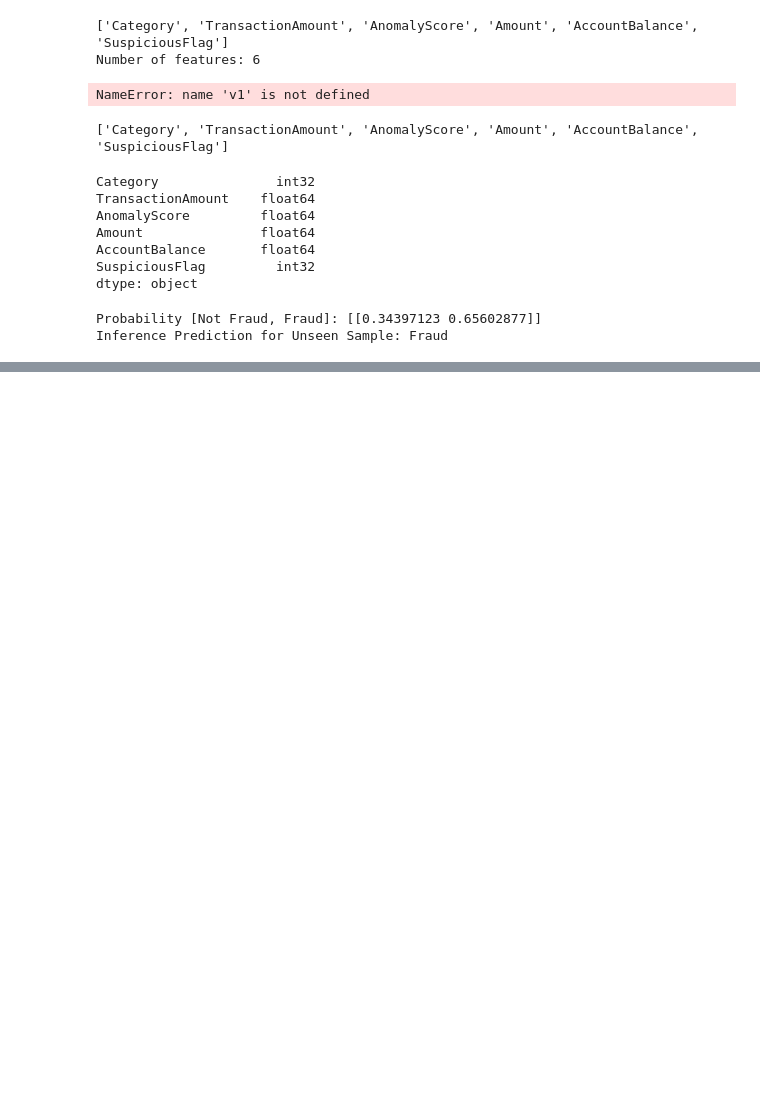
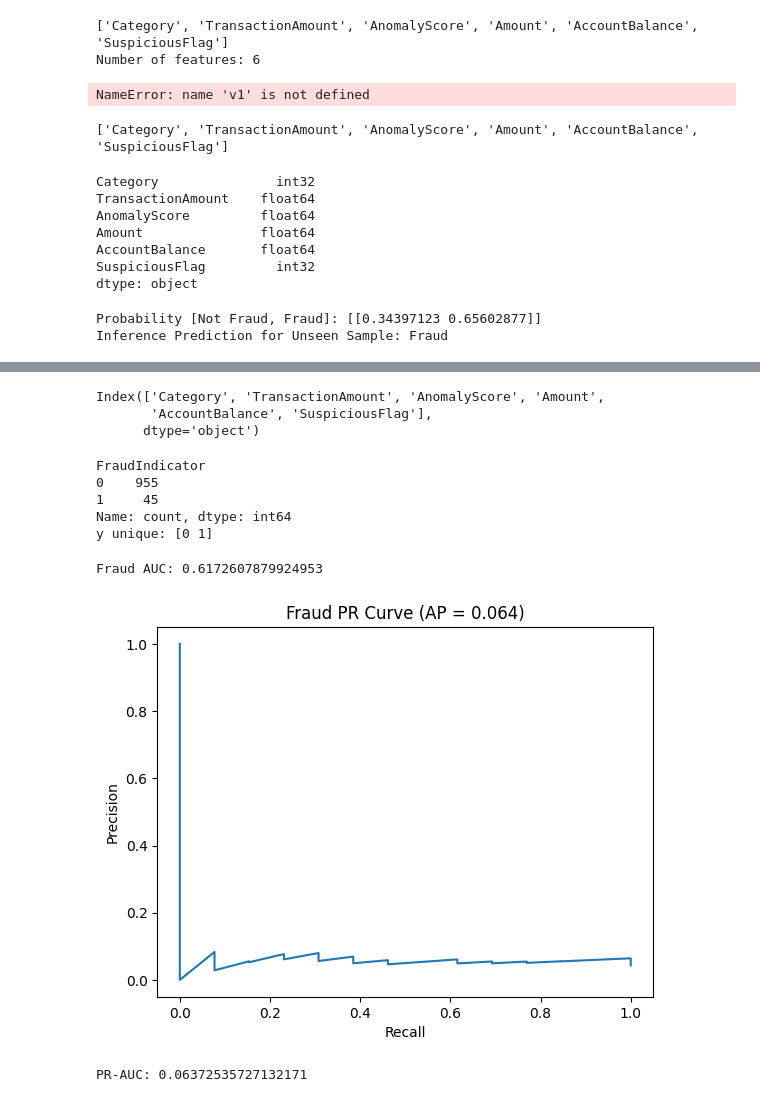
Before and after one commit to EpistleOlatunji1/fraud-detection-m, a Jupyter notebook: FRAUD ANALYSIS CODES.ipynb, the cells around one changed output, grey strips where cells are left out. Drawn from its saved outputs; the diff is of its cells as text; code cells hidden in the pictures; blank space fills up the shorter version.

```diff
--- a/FRAUD ANALYSIS CODES.ipynb
+++ b/FRAUD ANALYSIS CODES.ipynb
@@ -794,0 +1055,54 @@ Inference Prediction for Unseen Sample: Fraud
+# %%
+print(X.columns)
+# %% [output]
+Index(['Category', 'TransactionAmount', 'AnomalyScore', 'Amount',
+       'AccountBalance', 'SuspiciousFlag'],
+      dtype='object')
+# %%
+import pandas as pd
+print(pd.Series(y).value_counts())
+print("y unique:", pd.Series(y).unique())
+# %% [output]
+FraudIndicator
+0    955
+1     45
+Name: count, dtype: int64
+y unique: [0 1]
+# %%
+from imblearn.pipeline import Pipeline as ImbPipeline
+from imblearn.over_sampling import SMOTE
+from imblearn.ensemble import BalancedRandomForestClassifier
+from sklearn.metrics import roc_auc_score
+
+fraud_pipe = ImbPipeline(steps=[
+    ("preprocess", preprocess),
+    ("smote", SMOTE(random_state=42)),
+    ("model", BalancedRandomForestClassifier(
+        n_estimators=800,
+        max_depth=6,
+        min_samples_leaf=5,
+        random_state=42
+    ))
+])
+
+fraud_pipe.fit(X_train, y_train)
+
+y_prob = fraud_pipe.predict_proba(X_test)[:,1]
+print("Fraud AUC:", roc_auc_score(y_test, y_prob))
+# %% [output]
+Fraud AUC: 0.6172607879924953
+# %%
+from sklearn.metrics import precision_recall_curve, average_precision_score
+
+precision, recall, _ = precision_recall_curve(y_test, y_prob)
+ap = average_precision_score(y_test, y_prob)
+
+plt.plot(recall, precision)
+plt.xlabel("Recall")
+plt.ylabel("Precision")
+plt.title(f"Fraud PR Curve (AP = {ap:.3f})")
+plt.show()
+print("PR-AUC:", ap)
+# %% [output]
+[figure, added]
+PR-AUC: 0.06372535727132171
```
Also changed, not shown: parts of 20 cells of this notebook.
